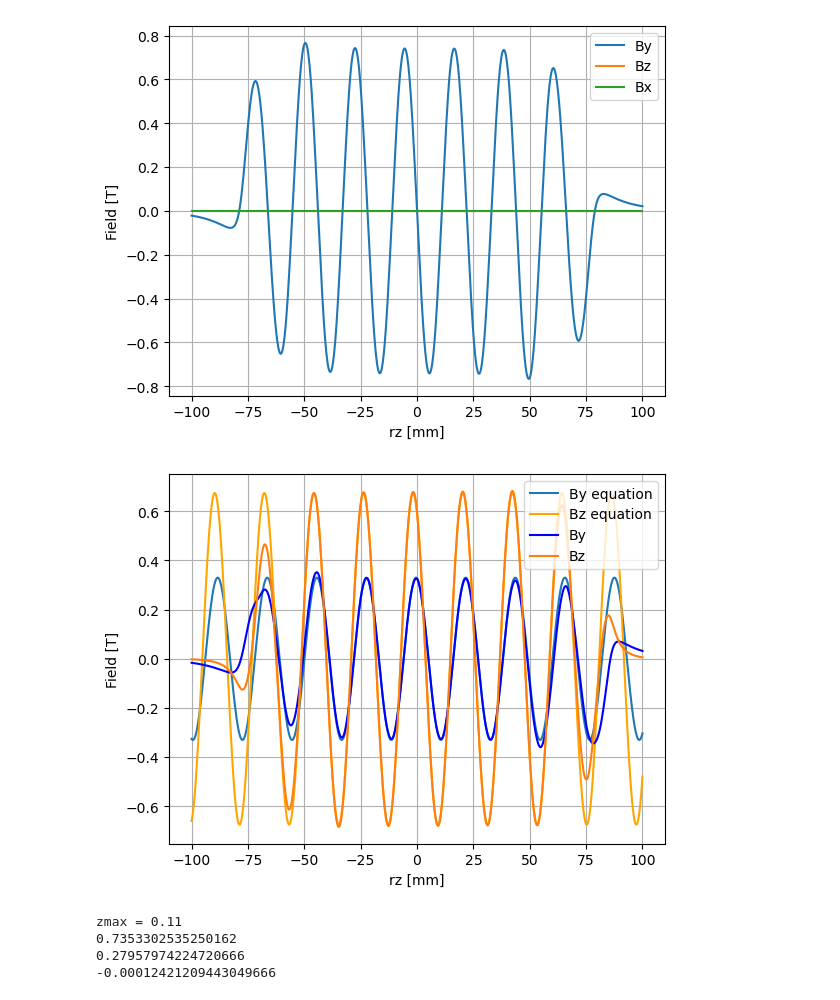
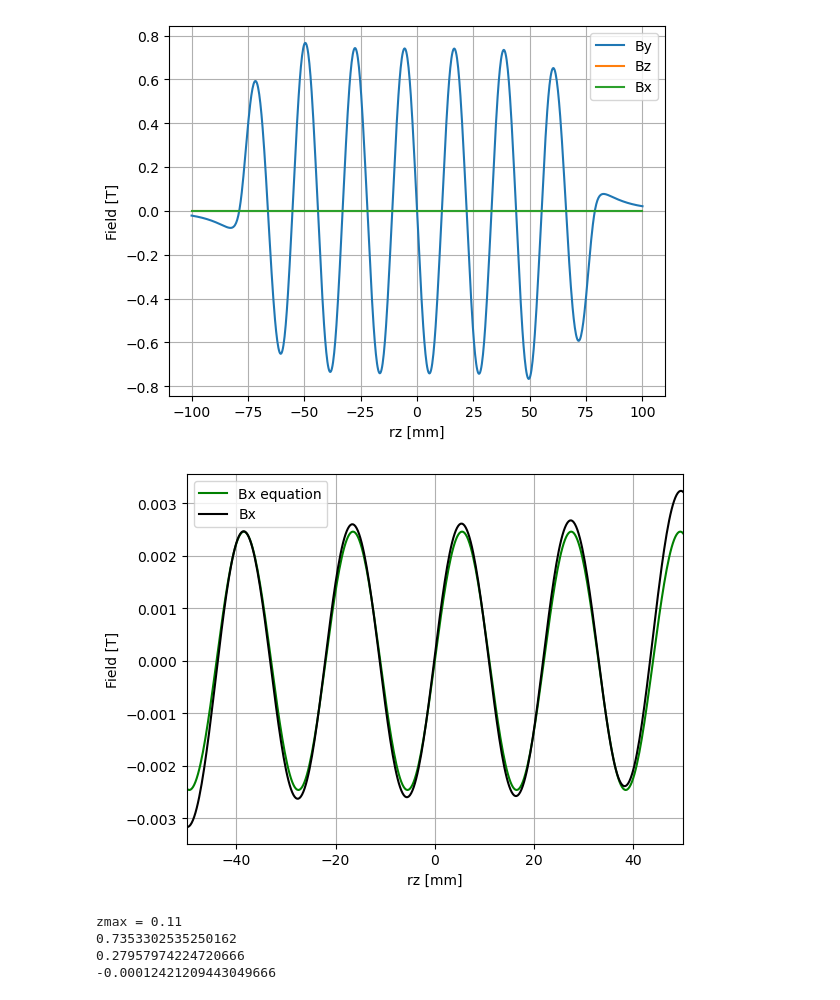
Before and after one commit to lnls-fac/idanalysis-old, a Jupyter notebook: scripts/ids_tests/Roll-off_tests.ipynb, the cells around one changed output. Drawn from its saved outputs; the diff is of its cells as text; code cells hidden in the pictures.

```diff
--- a/scripts/ids_tests/Roll-off_tests.ipynb
+++ b/scripts/ids_tests/Roll-off_tests.ipynb
@@ -151,35 +151,37 @@ plt.show()
 [figure]
 # %%
 period = 22
-width = 200
-dp = 8
-y=0.5
-x=1
+width = 30
+dp = 0
+eta = 11.65
+y=3
+x=3
 kyma.dp = dp
-bx, by, bz = get_field_on_axis(kyma, rz, x=0, y=y, plot_flag=False)
+bx, by, bz = get_field_on_axis(kyma, rz, x=x, y=y, plot_flag=False)
 b0 = 0.75
 kz = 2*np.pi/period
-kx = 2*np.pi/width
-ky = 2*np.pi*np.sqrt(4*period**2+width**2)/(period*width)
+kx = 2*np.pi/(eta*width)
+ky = np.sqrt(kx**2+kz**2)
 # by_eq = -b0/2*(np.exp(-kz*y)*np.sin(kz*rz)+np.exp(kz*y)*np.sin(kz*rz-kz*dp))
 # bz_eq = b0/2*(np.exp(-kz*y)*np.cos(kz*rz)-np.exp(kz*y)*np.cos(kz*rz-kz*dp))
 by_eq = -b0/2*np.cos(kx*x)*(np.exp(-ky*y)*np.sin(kz*rz)+np.exp(ky*y)*np.sin(kz*rz-kz*dp))
-bx_eq = kx/ky*b0/2*np.sin(kx*x)*(np.exp(-ky*y)*np.sin(kz*rz)-np.exp(ky*y)*np.sin(kz*rz-kz*dp))
+bx_eq = -kx/ky*b0/2*np.sin(kx*x)*(np.exp(-ky*y)*np.sin(kz*rz)-np.exp(ky*y)*np.sin(kz*rz-kz*dp))
 bz_eq = kz/ky*b0/2*np.cos(kx*x)*(np.exp(-ky*y)*np.cos(kz*rz)-np.exp(ky*y)*np.cos(kz*rz-kz*dp))
 
-plt.plot(rz, by_eq, color='C0', label='By equation')
-# plt.plot(rz, bx_eq, label='Bx equation')
-plt.plot(rz, bz_eq, color='orange', label='Bz equation')
-plt.plot(rz, by, color='b', label='By')
-# plt.plot(rz, bx, label='Bx')
-plt.plot(rz, bz, color='C1', label='Bz')
+# plt.plot(rz, by_eq, color='C0', label='By equation')
+plt.plot(rz, bx_eq, color='g', label='Bx equation')
+# plt.plot(rz, bz_eq, color='orange', label='Bz equation')
+# plt.plot(rz, by, color='b', label='By')
+plt.plot(rz, bx, color='k', label='Bx')
+# plt.plot(rz, bz, color='C1', label='Bz')
 plt.xlabel('rz [mm]')
 plt.ylabel('Field [T]')
+plt.xlim(-50, 50)
 plt.legend()
 plt.grid()
 plt.show()
 # %% [output]
-[figure, old version]
+[figure, new version]
 # %%
 def hiperbolic_cos(x, b0, ky, phi):
     b = b0*np.cosh(ky*x + phi)
```
Also changed, not shown: parts of 1 cell of this notebook, 7 other files.
